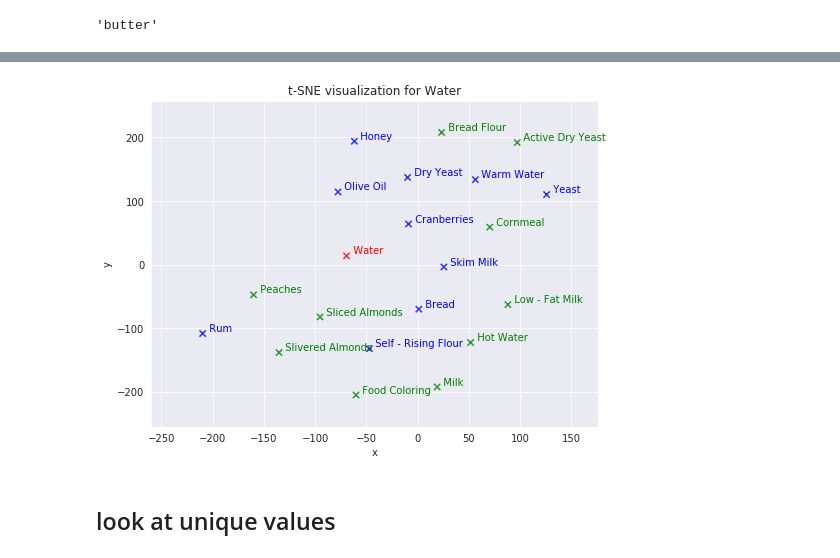
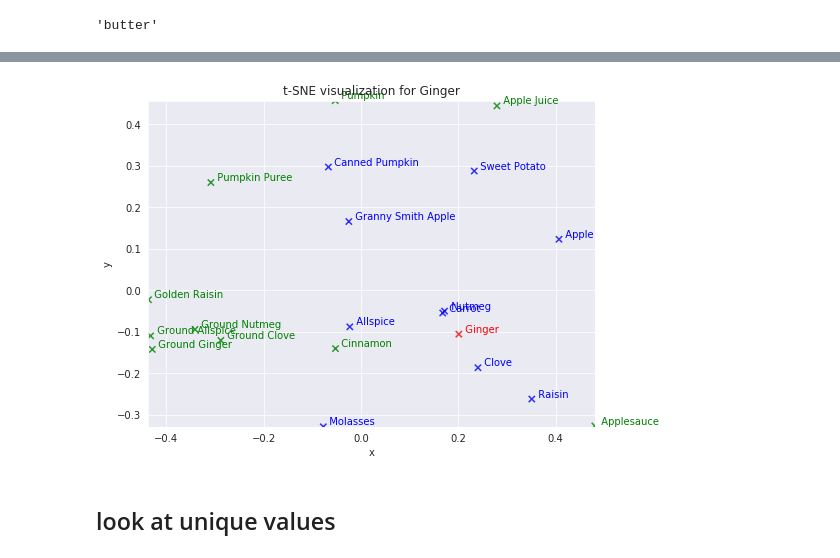
Before and after one commit to angelmanzur/Room_for_dessert, a Jupyter notebook: source/Dessert_Inspection.ipynb, the cells around one changed output, grey strips where cells are left out. Drawn from its saved outputs; the diff is of its cells as text; code cells hidden in the pictures.

```diff
--- a/source/Dessert_Inspection.ipynb
+++ b/source/Dessert_Inspection.ipynb
@@ -202,7 +209,7 @@ model = gensim.models.Word2Vec(
     min_count=20,
     workers=10,
     alpha=0.02,
-    iter=10,
-    sg=1)
+    iter=4,
+    sg=0)
 # %%
 t = time()
@@ -226,4 +232,4 @@ model.build_vocab(all_dingredients, progress_per=1000)
 # %%
-model.train(all_dingredients, total_examples=model.corpus_count,
-           epochs=20, report_delay=1)
+model.train(ingredients_per_recipe, total_examples=model.corpus_count,
+           epochs=40, report_delay=1)
 # %% [output]
@@ -291,7 +297,7 @@ sns.set_style('darkgrid')
 from sklearn.decomposition import PCA
 from sklearn.manifold import TSNE
 # %%
-def tsne_scatterplot(model, word, list_names):
+def ingredient_scatterplot(model, word, list_names):
     # create an array with the same size as the vector
     arrays = np.empty((0,vec_size), dtype='f')
     # set the original word,
@@ -320,12 +326,12 @@ def tsne_scatterplot(model, word, list_names):
         color_list.append('green')
         arrays = np.append(arrays, word_vector, axis=0)
 
-    reduc = PCA(n_components=10).fit_transform(arrays)
+    Y = PCA(n_components=2).fit_transform(arrays)
 
-    np.set_printoptions(suppress=True)
+#     np.set_printoptions(suppress=True)
 
-    Y = TSNE(n_components=2, random_state=0,
-             perplexity=15).fit_transform(reduc)
+#     Y = TSNE(n_components=2, random_state=0,
+#              perplexity=15).fit_transform(reduc)
     df = pd.DataFrame({'x':[x for x in Y[:, 0]],
                        'y':[y for y in Y[:,1]],
                       'words':word_labels,
@@ -348,7 +354,7 @@ def tsne_scatterplot(model, word, list_names):
                 color=df['color'][line],weight='normal'
                ).set_size(10)
 
-    plt.xlim(Y[:,0].min()-50, Y[:,0].max() + 50)
-    plt.ylim(Y[:,1].min()-50, Y[:,1].max() + 50)
+    plt.xlim(Y[:,0].min(), Y[:,0].max() )
+    plt.ylim(Y[:,1].min(), Y[:,1].max() )
 
     plt.title('t-SNE visualization for {}'.format(word.title()))
@@ -359,9 +365,9 @@ tsne_scatterplot(model, 'apples', ['butter','rum','raisins'])
 # %%
-test_word = 'water'
+test_word = 'ginger'
 # %%
-tsne_scatterplot(model, test_word, [t[0] for t in model.wv.most_similar(positive=[test_word], topn=20)][10:])
+ingredient_scatterplot(model, test_word, [t[0] for t in model.wv.most_similar(positive=[test_word], topn=20)][10:])
 # %% [output]
-[figure, old version]
+[figure, new version]
 # %% [markdown]
 ## look at unique values
 # %%
```
Also changed, not shown: parts of 28 cells of this notebook, 1 other file.
